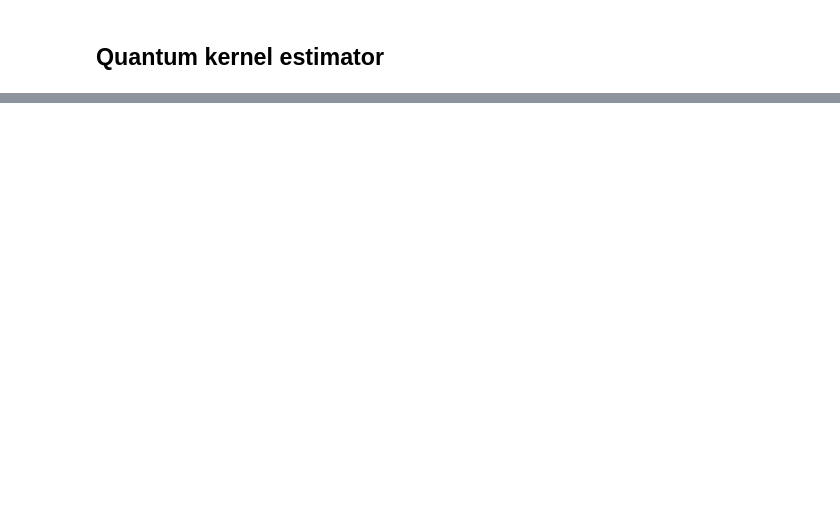
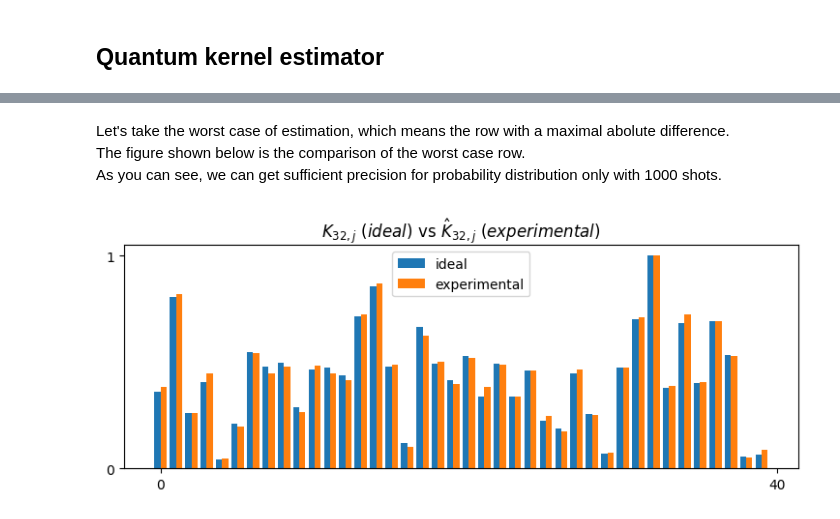
Before and after one commit to qBraid/HAQS-2022, a Jupyter notebook: qml-classifier-challenge/kernel_estimator.ipynb, the cells around one changed output, grey strips where cells are left out. Drawn from its saved outputs; the diff is of its cells as text; code cells hidden in the pictures; blank space fills up the shorter version.

```diff
--- a/qml-classifier-challenge/kernel_estimator.ipynb
+++ b/qml-classifier-challenge/kernel_estimator.ipynb
@@ -112,6 +133,10 @@ where $\theta$, $\phi$ and $\gamma$ are real numbers. The numbers $0 \leq \theta
 # %%
 def powerset(iterable, mx):
-    "powerset([1,2,3]) --> () (1,) (2,) (3,) (1,2) (1,3) (2,3) (1,2,3)"
+    """
+    Examples:
+        powerset([1,2,3]) --> () (1,) (2,) (3,) (1,2) (1,3) (2,3) (1,2,3)
+        powerset([1,2,3], 2) --> (1,2), (1,3), (2,3)
+    """
     s = list(iterable)
     pset = chain.from_iterable(combinations(s, r) for r in range(len(s) + 1))
     return [l for l in list(pset) if len(l) == mx]
@@ -272,0 +359,23 @@ plt.show()
+# %% [markdown]
+Let's take the worst case of estimation, which means the row with a maximal abolute difference. <br>
+The figure shown below is the comparison of the worst case row. <br>
+As you can see, we can get sufficient precision for probability distribution only with 1000 shots.
+# %%
+# Get index of the row with maximum difference
+idx_max_diff = np.argmax(k_diff.sum(axis=1))
+row_ideal = k_ideal[idx_max_diff]
+row_experimental = k_experimental[idx_max_diff]
+
+# Draw difference plot
+x_axis = np.arange(len(k_diff))
+plt.figure(figsize=(9, 3))
+plt.bar(x_axis-0.2, row_ideal, 0.4, label='ideal')
+plt.bar(x_axis+0.2, row_experimental, 0.4, label='experimental')
+plt.xticks([0, samples_per_set])
+plt.yticks([0, 1])
+index_string = f'{idx_max_diff}, j'
+plt.title('$K_{%s} \\ (ideal) \\ \\mathrm{vs} \\ \\hat{K}_{%s} \\ (experimental) $' %(index_string, index_string))
+plt.legend()
+plt.show()
+# %% [output]
+[figure, added]
```
Also changed, not shown: parts of 47 cells of this notebook, 2 other files.
